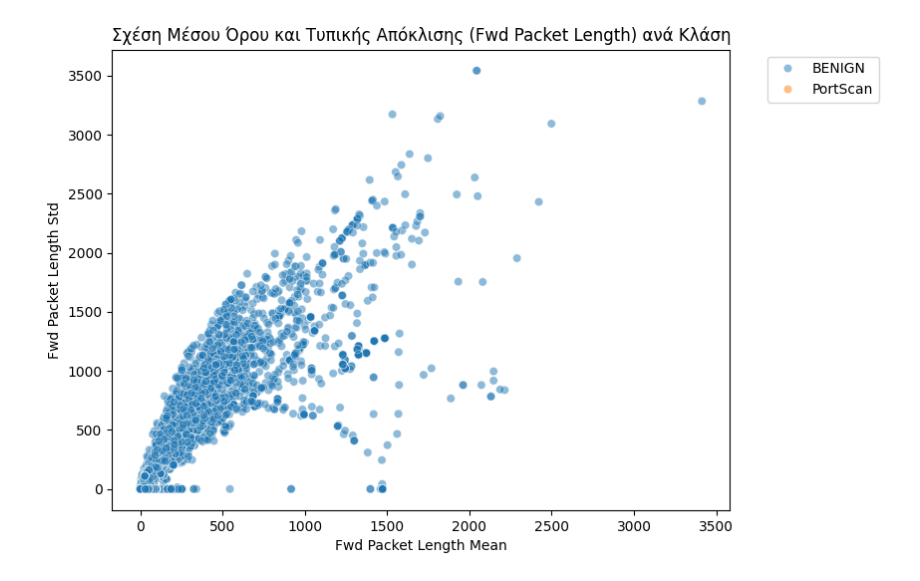
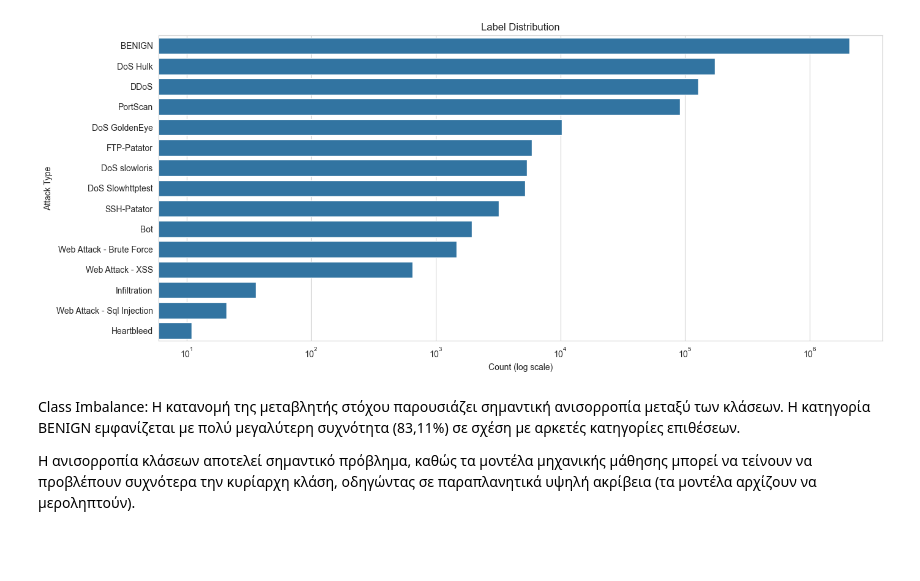
Before and after one commit to Spirosdrivilas/Export_data_ML, a Jupyter notebook: CIC_IDS_2017_EDA_Analysis.ipynb, the cells around one changed output. Saved outputs shown, nothing was run; the diff lists cells and outputs as text; code cells hidden in the pictures; blank space fills up the shorter version.

```diff
--- a/CIC_IDS_2017_EDA_Analysis.ipynb
+++ b/CIC_IDS_2017_EDA_Analysis.ipynb
@@ -139,0 +269,17 @@ plt.show()
+# %%
+# ΚΕΛΙ 5.4
+cols_to_clip = [
+    'Flow Duration',
+    'Flow Bytes/s',
+    'Flow Packets/s',
+    'Flow IAT Mean',
+    'Flow IAT Max',
+    'Flow IAT Min',
+    'Fwd IAT Min',
+    'Fwd Header Length',
+    'Bwd Header Length',
+    'Fwd Header Length.1',
+    'min_seg_size_forward'
+]
+
+df[cols_to_clip] = df[cols_to_clip].clip(lower=0)
@@ -157,9 +537,52 @@ plt.show()
 # %%
-# ΚΕΛΙ 8
-plt.figure(figsize=(8, 6))
-# Προσθέτουμε hue='Label' για να δούμε πού βρίσκονται οι επιθέσεις σε αυτή τη σχέση
-sns.scatterplot(data=df, x='Fwd Packet Length Mean', y='Fwd Packet Length Std', hue='Label', alpha=0.5)
-plt.title('Σχέση Μέσου Όρου και Τυπικής Απόκλισης (Fwd Packet Length) ανά Κλάση')
-plt.legend(bbox_to_anchor=(1.05, 1), loc='upper left') # Για να μην κρύβει το γράφημα η λεζάντα
+# ΚΕΛΙ 7
+
+# Αντικατάσταση προβληματικών χαρακτήρων ("?" και "□") με "-"
+df['Label'] = (
+    df['Label']
+    .astype(str)
+    .str.replace('?', '-', regex=False)
+    .str.replace('�', '-', regex=False)
+    .str.replace('□', '-', regex=False)
+)
+
+# Υπολογισμός counts και percentages
+label_counts = df['Label'].value_counts()
+label_percentages = df['Label'].value_counts(normalize=True) * 100
+
+# Δημιουργία πίνακα
+label_table = pd.DataFrame({
+    'Label': label_counts.index,
+    'Total Count': label_counts.values,
+    'Percentage (%)': label_percentages.values
+})
+
+# Μορφοποίηση ποσοστών
+label_table['Percentage (%)'] = label_table['Percentage (%)'].round(4)
+
+# Εμφάνιση ΟΛΟΚΛΗΡΟΥ πίνακα χωρίς "..."
+pd.set_option('display.max_rows', None)
+pd.set_option('display.max_columns', None)
+pd.set_option('display.width', None)
+pd.set_option('display.max_colwidth', None)
+
+# Εμφάνιση πίνακα
+print("\nLABEL DISTRIBUTION TABLE:\n")
+print(label_table.to_string(index=False))
+
+plt.figure(figsize=(14,6))
+
+sns.countplot(
+    y=df['Label'],
+    order=df['Label'].value_counts().index
+)
+
+plt.xscale('log')
+
+plt.title("Label Distribution")
+plt.xlabel("Count (log scale)")
+plt.ylabel("Attack Type")
+
+plt.tight_layout()
 plt.show()
 # %% [output]
@@ -166 +607,5 @@ plt.show()
-[figure, old version]
+[figure, new version]
+# %% [markdown]
+Class Imbalance: Η κατανομή της μεταβλητής στόχου παρουσιάζει σημαντική ανισορροπία μεταξύ των κλάσεων. Η κατηγορία BENIGN εμφανίζεται με πολύ μεγαλύτερη συχνότητα (83,11%) σε σχέση με αρκετές κατηγορίες επιθέσεων.
+
+Η ανισορροπία κλάσεων αποτελεί σημαντικό πρόβλημα, καθώς τα μοντέλα μηχανικής μάθησης μπορεί να τείνουν να προβλέπουν συχνότερα την κυρίαρχη κλάση, οδηγώντας σε παραπλανητικά υψηλή ακρίβεια (τα μοντέλα αρχίζουν να μεροληπτούν).
```
Also changed, not shown: parts of 63 cells of this notebook.
